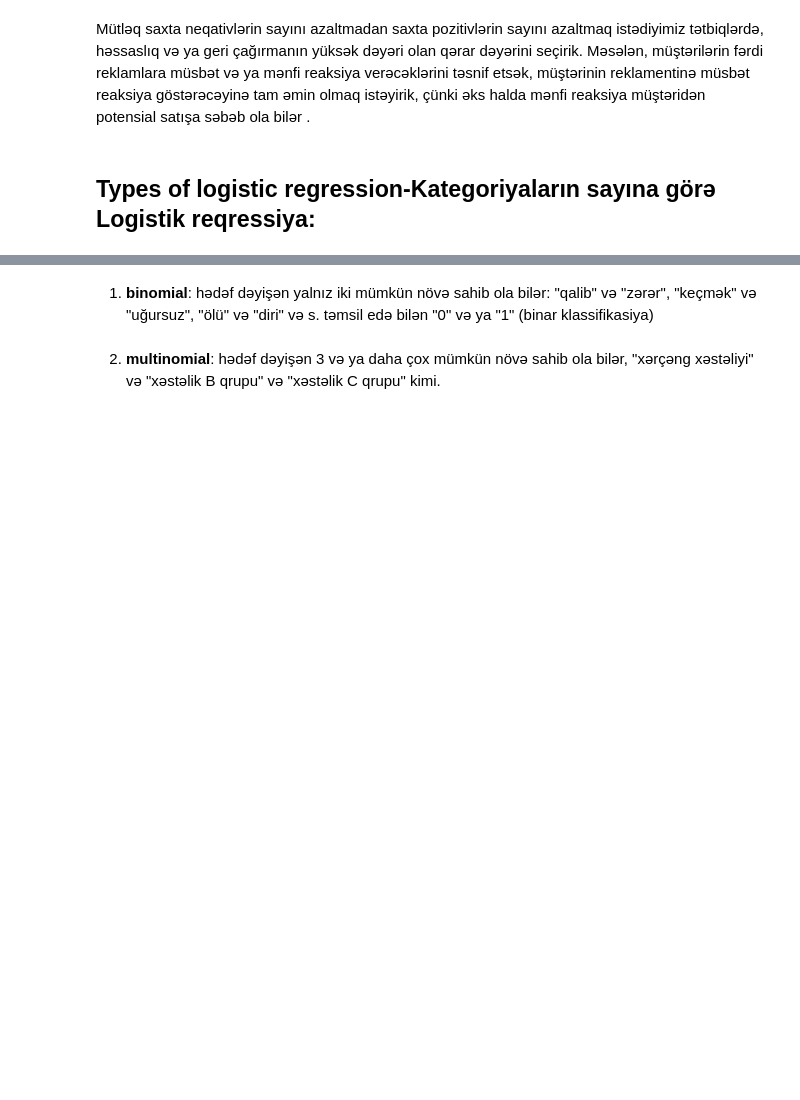
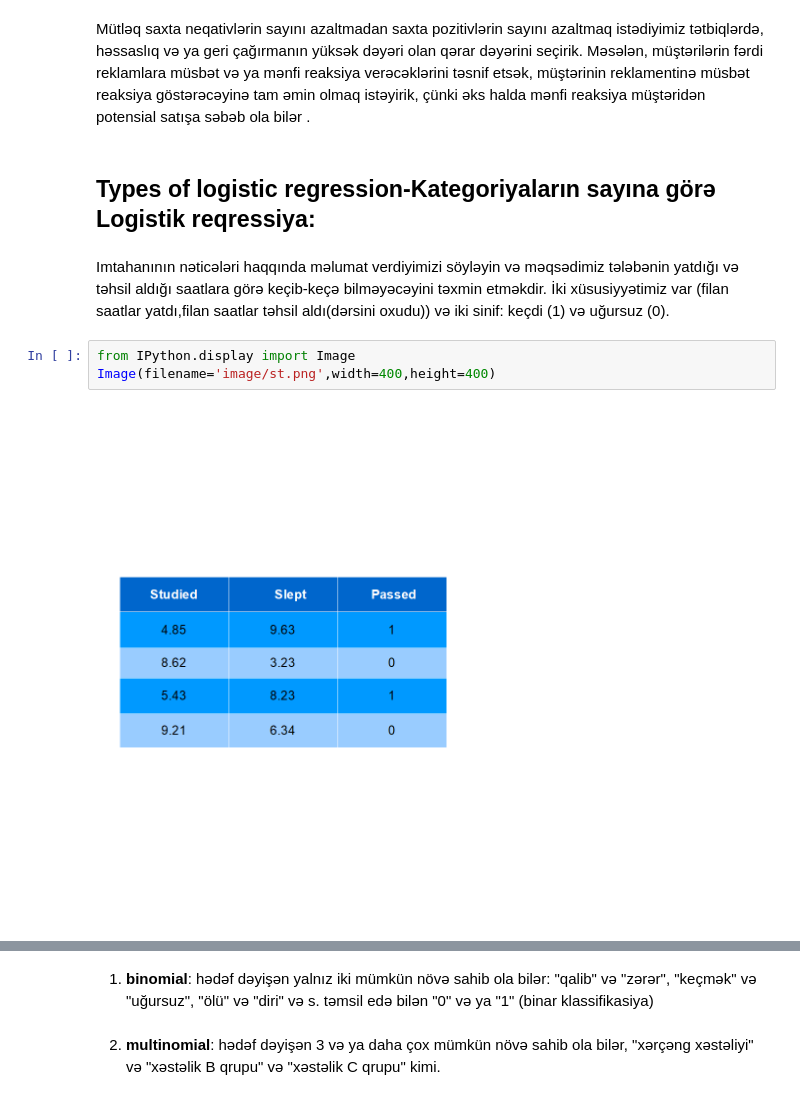
Before and after one commit to RashadGarayev/MachineLearningAZ, a Jupyter notebook: MachineLearningAz/Logistic_regression.ipynb, the cells around one changed output, grey strips where cells are left out. Cells and saved outputs as stored; diff of their text form; blank space fills up the shorter version.

```diff
--- a/MachineLearningAz/Logistic_regression.ipynb
+++ b/MachineLearningAz/Logistic_regression.ipynb
@@ -25,3 +20,10 @@ Yalnış pozitivlərin sayını mütləq azaltmadan saxta neqativlərin sayını
 Mütləq saxta neqativlərin sayını azaltmadan saxta pozitivlərin sayını azaltmaq istədiyimiz tətbiqlərdə, həssaslıq və ya geri çağırmanın yüksək dəyəri olan qərar dəyərini seçirik. Məsələn, müştərilərin fərdi reklamlara müsbət və ya mənfi reaksiya verəcəklərini təsnif etsək, müştərinin reklamentinə müsbət reaksiya göstərəcəyinə tam əmin olmaq istəyirik, çünki əks halda mənfi reaksiya müştəridən potensial satışa səbəb ola bilər .
 # %% [markdown]
 ## Types of logistic regression-Kategoriyaların sayına görə Logistik reqressiya:
+# %% [markdown]
+Imtahanının nəticələri haqqında məlumat verdiyimizi söyləyin və məqsədimiz tələbənin yatdığı və təhsil aldığı saatlara görə keçib-keçə bilməyəcəyini təxmin etməkdir. İki xüsusiyyətimiz var (filan saatlar yatdı,filan saatlar təhsil aldı(dərsini oxudu)) və iki sinif: keçdi (1) və uğursuz (0).
+# %%
+from IPython.display import Image
+Image(filename='image/st.png',width=400,height=400)
+# %% [output]
+[figure, added]
```
Also changed, not shown: parts of 32 cells of this notebook.
